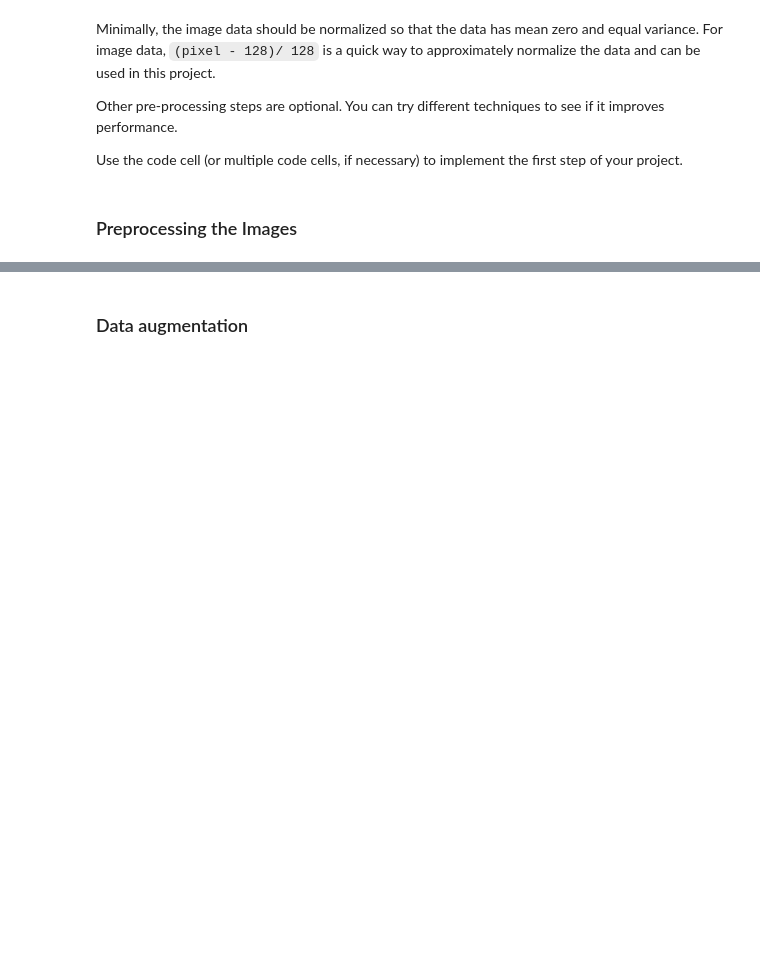
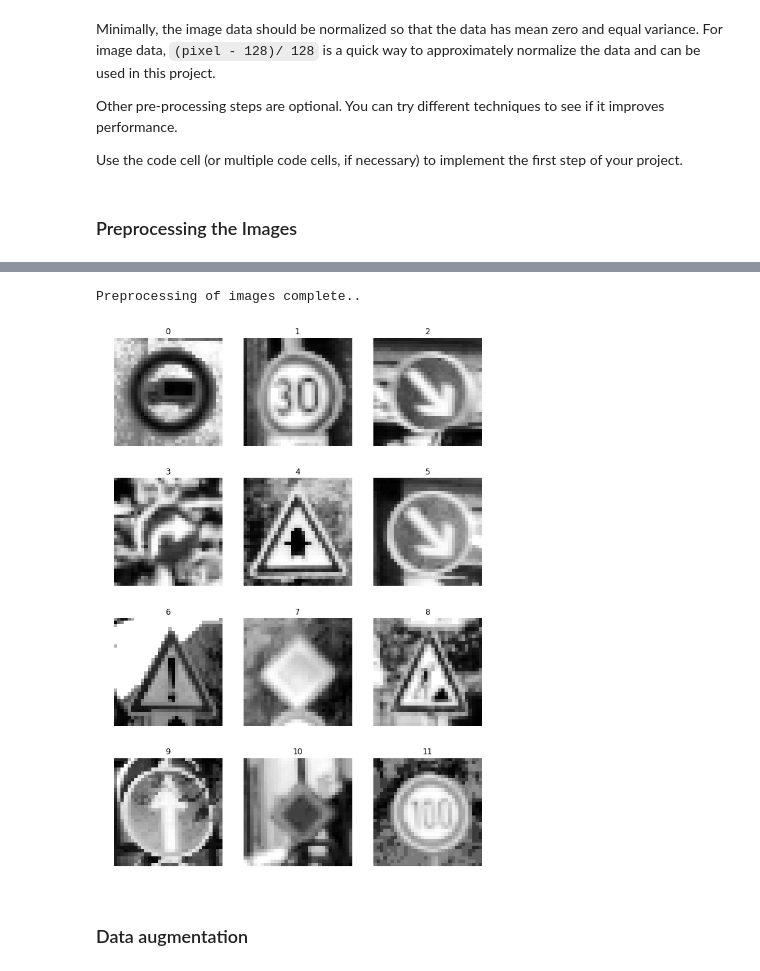
Before and after one commit to BusAI-Self-Driving-Car/carnd-traffic-sign-classifier, a Jupyter notebook: Traffic_Sign_Classifier.ipynb, the cells around one changed output, grey strips where cells are left out. Cells and saved outputs as stored; diff of their text form; code cells hidden in the pictures; blank space fills up the shorter version.

Commit message:
preprocesing image got 94%

```diff
--- a/Traffic_Sign_Classifier.ipynb
+++ b/Traffic_Sign_Classifier.ipynb
@@ -305,2 +212,81 @@ plt.show()
+# %%
+# Image processing functions to perform the following image manipulations:
+# - Grayscale
+# - Apply CLAHE
+# - Normalize
+# - Crop
+# - Sharpen
+# - Obtain the image's contrast
+# - Histogram-equalize
+
+import cv2
+
+def grayscale(img):
+    """
+    Applies the Grayscale transform
+    This will return an image with only one color channel
+    but NOTE: to see the returned image as grayscale
+    you should call plt.imshow(gray, cmap='gray')
+    :param img: image to be converted to grayscale
+    :return: image in grayscale
+    """
+    return cv2.cvtColor(img, cv2.COLOR_BGR2GRAY)
+
+def hist_equalize(img):
+    """
+    Improve the contrast of image
+    Helps distribute the range of color in the image
+    Read more at
+    http://docs.opencv.org/trunk/d5/daf/tutorial_py_histogram_equalization.html
+    :param img:
+    :return:
+    """
+    return cv2.equalizeHist(img)
+
+def normalize_scale(img):
+    """
+    Normalize images by subtracting mean and dividing by the range so that pixel values are between -0.5 and 0.5
+    :param img:
+    :return:
+    """
+    # normalized_image = np.divide(img - 125.0, 255.0)
+    normalized_image = (img - 125.0) / 255.0
+    return normalized_image
+
+def pre_processing(img_list):
+    """
+    Call the grayscale, histogram equalization and normalization functions in the order and return images
+    with single channel
+    :param img_list:
+    :return:
+    """
+    count = len(img_list)
+    shape = img_list[0].shape
+    processed = []
+
+    for i in range(count):
+        img = img_list[i]
+        img = grayscale(img_list[i])
+        img = hist_equalize(img)
+        img = normalize_scale(img)
+        processed.append(img)
+
+    print("\nPreprocessing of images complete..\n")
+
+    return np.reshape(np.array(processed), [count, shape[0], shape[1], 1])
+
+# unit test: plot a few to see the result
+images = pre_processing(X_test[0:12])
+# images = X_test[0:12]
+plt.figure(figsize=(10, 15))
+for i in range(0, 12):
+    plt.subplot(4, 3, i+1)
+    plt.imshow(images[i].squeeze(), cmap='gray') #draw the first image of each class
+    plt.title(i)
+    plt.axis('off')
+plt.show()
+# %% [output]
+Preprocessing of images complete..
+[figure, added]
 # %% [markdown]
 ### Data augmentation
```
Also changed, not shown: parts of 19 cells of this notebook.
